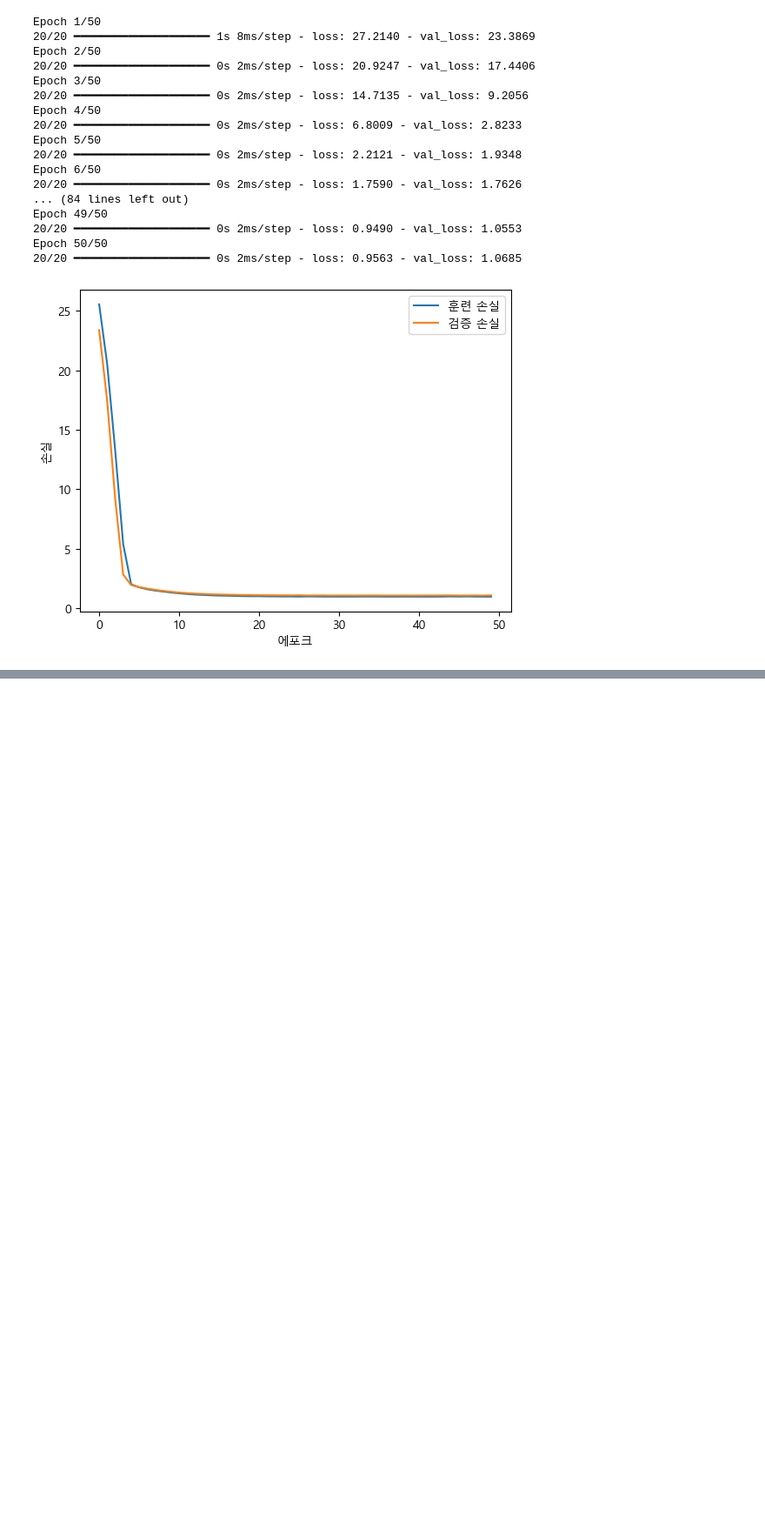
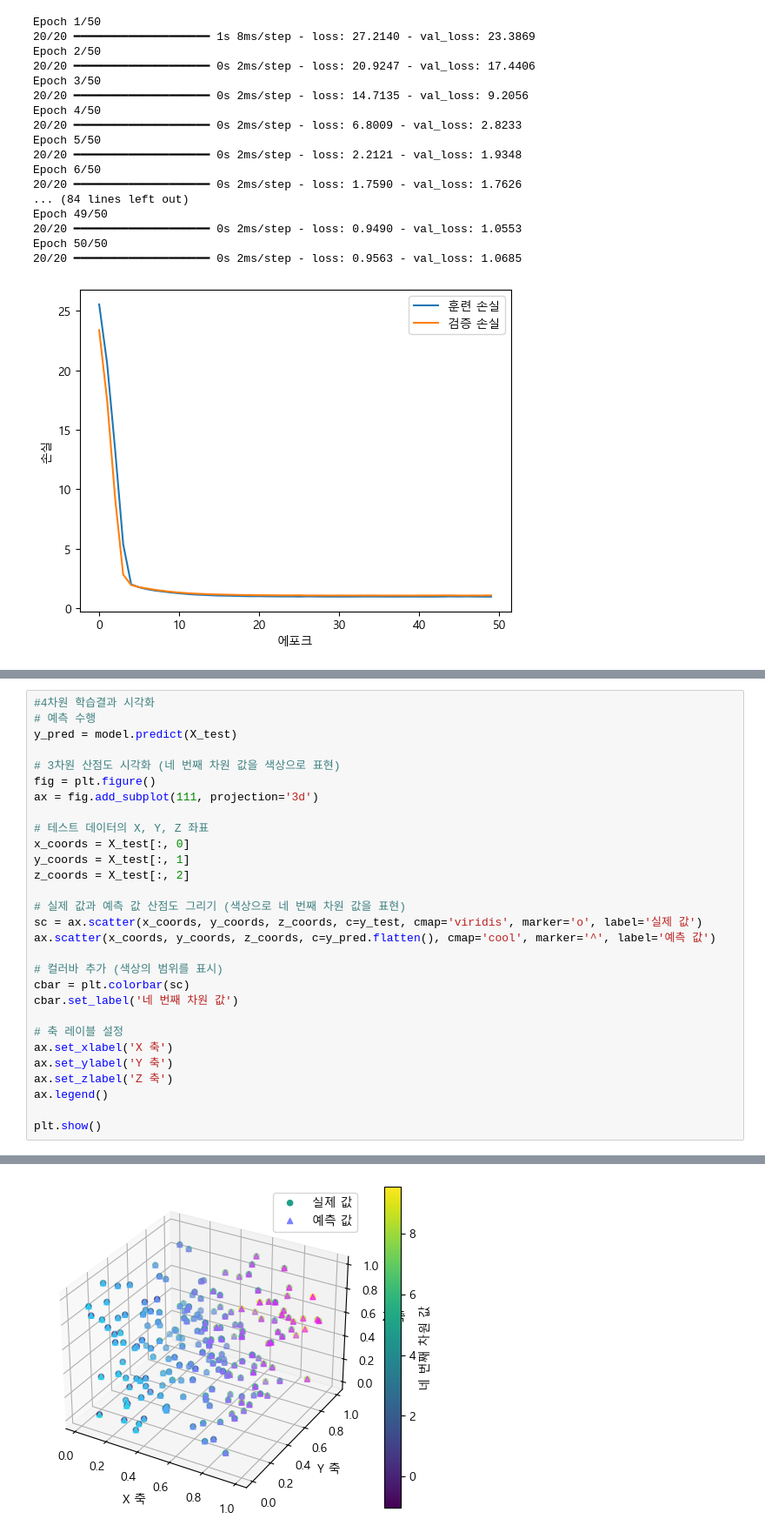
Before and after one commit to jinwoo123456/aipm-python, a Jupyter notebook: colab-deaprunning/xor.ipynb, the cells around one changed output, grey strips where cells are left out. Shown at 87% size. Saved outputs shown, nothing was run; the diff lists cells and outputs as text; blank space fills up the shorter version.

```diff
--- a/colab-deaprunning/xor.ipynb
+++ b/colab-deaprunning/xor.ipynb
@@ -168,0 +278,30 @@ plt.show()
+# %%
+#4차원 학습결과 시각화
+# 예측 수행
+y_pred = model.predict(X_test)
+
+# 3차원 산점도 시각화 (네 번째 차원 값을 색상으로 표현)
+fig = plt.figure()
+ax = fig.add_subplot(111, projection='3d')
+
+# 테스트 데이터의 X, Y, Z 좌표
+x_coords = X_test[:, 0]
+y_coords = X_test[:, 1]
+z_coords = X_test[:, 2]
+
+# 실제 값과 예측 값 산점도 그리기 (색상으로 네 번째 차원 값을 표현)
+sc = ax.scatter(x_coords, y_coords, z_coords, c=y_test, cmap='viridis', marker='o', label='실제 값')
+ax.scatter(x_coords, y_coords, z_coords, c=y_pred.flatten(), cmap='cool', marker='^', label='예측 값')
+
+# 컬러바 추가 (색상의 범위를 표시)
+cbar = plt.colorbar(sc)
+cbar.set_label('네 번째 차원 값')
+
+# 축 레이블 설정
+ax.set_xlabel('X 축')
+ax.set_ylabel('Y 축')
+ax.set_zlabel('Z 축')
+ax.legend()
+
+plt.show()
+# %% [output]
@@ -168,0 +309 @@ plt.show()
+[figure, added]
```
Also changed, not shown: parts of 5 cells of this notebook, 13 other files.
